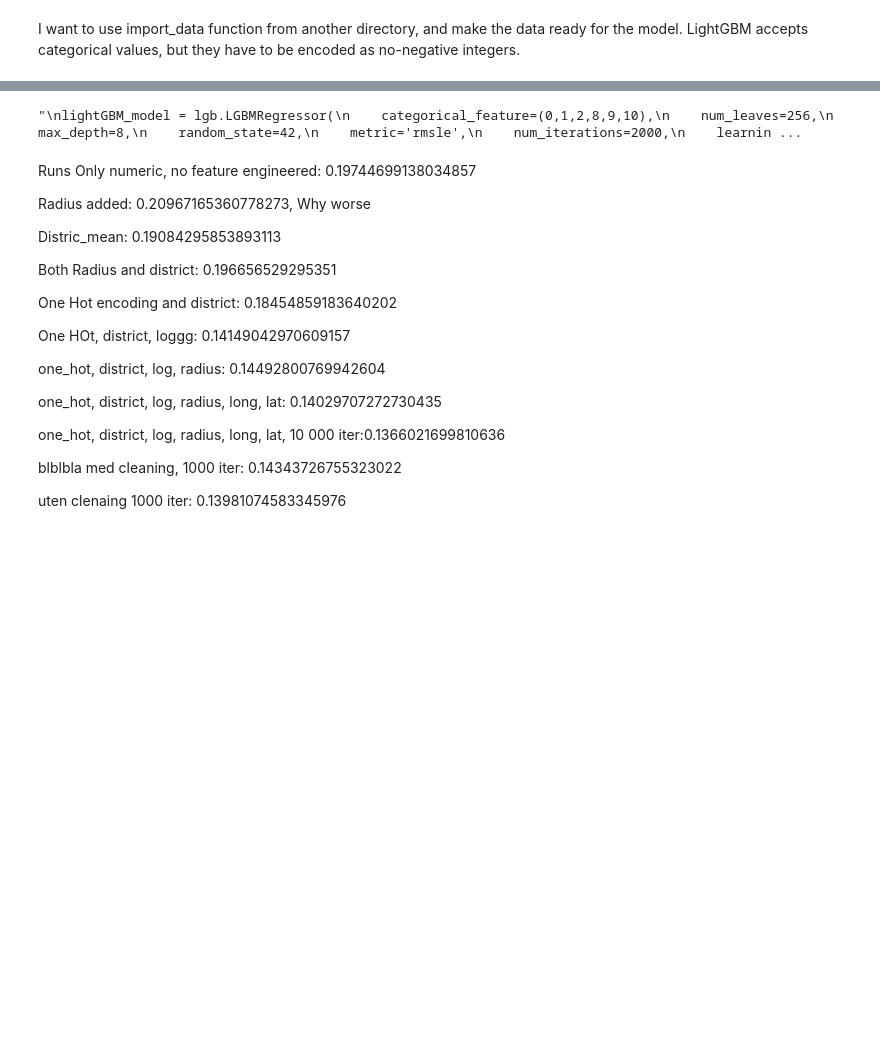
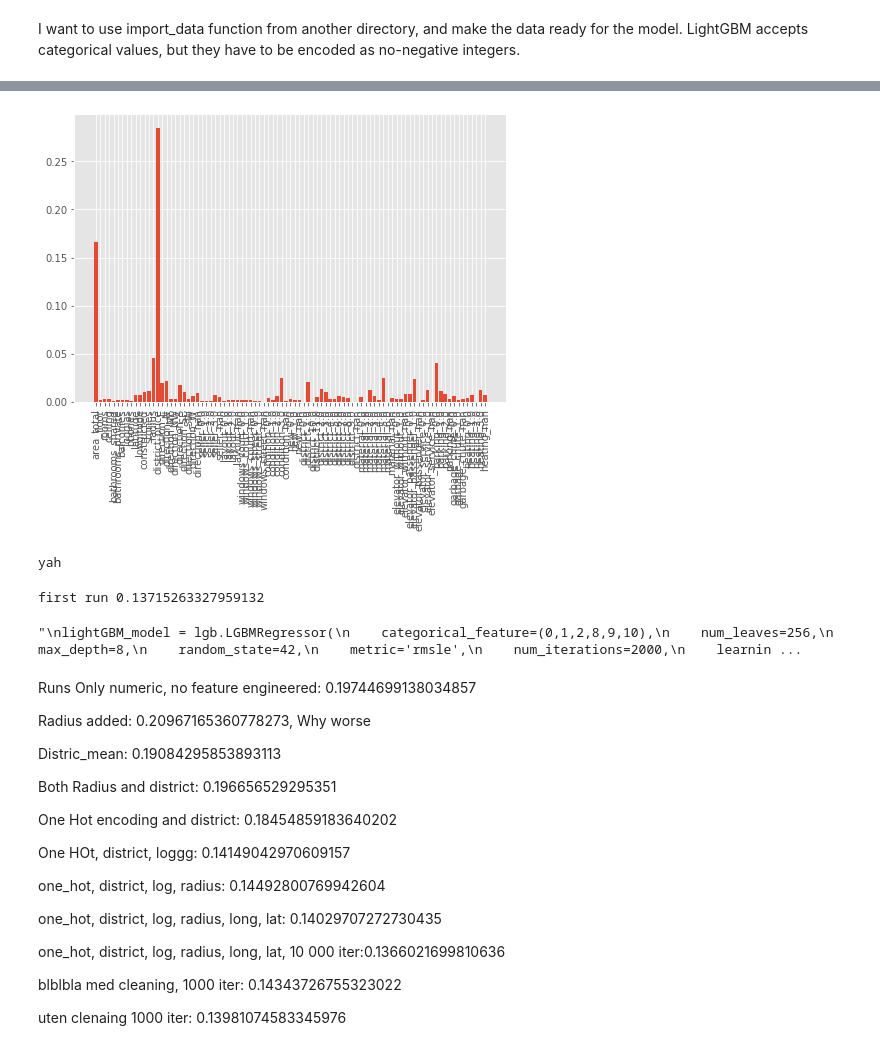
Before and after one commit to kjappvaffel/moscow_housing, a Jupyter notebook: XGBoost_1/XGBoost_1.ipynb, the cells around one changed output, grey strips where cells are left out. Saved outputs shown, nothing was run; the diff lists cells and outputs as text; code cells hidden in the pictures; blank space fills up the shorter version.

```diff
--- a/XGBoost_1/XGBoost_1.ipynb
+++ b/XGBoost_1/XGBoost_1.ipynb
@@ -280,30 +283,51 @@ None
 # %%
 
 
 def root_mean_squared_log_error(y_true, y_pred):
     # Alternatively: sklearn.metrics.mean_squared_log_error(y_true, y_pred) ** 0.5
     assert (y_true >= 0).all()
     assert (y_pred >= 0).all()
     log_error = np.log1p(y_pred) - np.log1p(y_true)  # Note: log1p(x) = log(1 + x)
     return np.mean(log_error ** 2) ** 0.5
 
 #data.info()
 #print(len(Y))
 #print(data.corr())
-kaggle = True
+kaggle = False
 if(kaggle):
     XGB_model = xgb.XGBRegressor(n_estimators = 1000)
     Y = np.log(Y)/np.log(15)
     XGB_model.fit(data,Y)
     prediction_kaggle = XGB_model.predict(data_test)
 else:
     y_train = np.log(y_train)/np.log(15)
     XGB_model = xgb.XGBRegressor(n_estimators = 1000)
     XGB_model.fit(X_train,y_train)
     prediction = XGB_model.predict(X_test)
 
+    import matplotlib.pyplot as plt
+
+    def plot(model):
+        features = model.features_names_in_
+        importances = model.features_importances
+        fig = plt.figure()
+        ax = fig.add_axes([0,0,1,1])
+        ax.bar(features, importances)
+        plot.show()
+
+    fig = plt.figure(figsize=(8, 6), dpi=80)
+    ax = fig.add_axes([0,0,1,1])
+    ax.bar(XGB_model.get_booster().feature_names, XGB_model.feature_importances_)
+    plt.xticks(rotation=90)
+    plt.show()
+    print("yah")
+
+
 
 ##############
+# %% [output]
+[figure, added]
+yah
 # %%
 
 
@@ -335,7 +359,8 @@ lightGBM_model = lgb.LGBMRegressor(
     bagging_fraction = 0.8)
 """
 # %% [output]
-"\nlightGBM_model = lgb.LGBMRegressor(\n    categorical_feature=(0,1,2,8,9,10),\n    num_leaves=256,\n    max_depth=8,\n    random_state=42,\n    metric='rmsle',\n    num_iterations=2000,\n    learnin ...
+first run 0.13715263327959132
+"\nlightGBM_model = lgb.LGBMRegressor(\n    categorical_feature=(0,1,2,8,9,10),\n    num_leaves=256,\n    max_depth=8,\n    random_state=42,\n    metric='rmsle',\n    num_iterations=2000,\n    learnin ...
 # %% [markdown]
 Runs
 Only numeric, no feature engineered: 0.19744699138034857
```
Also changed, not shown: parts of 2 cells of this notebook.
